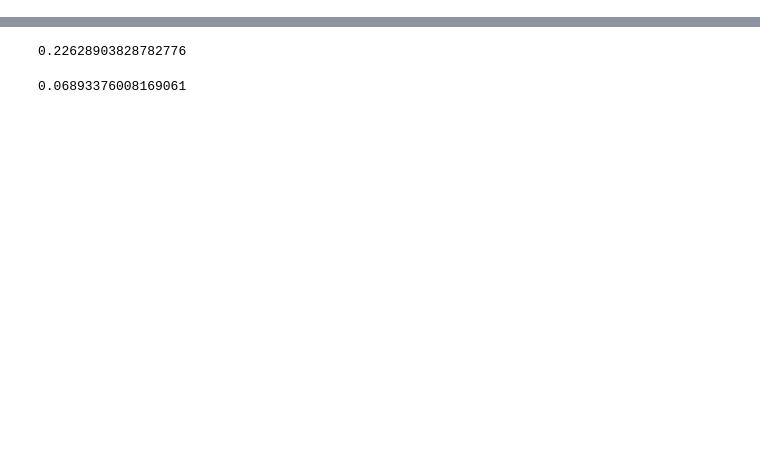
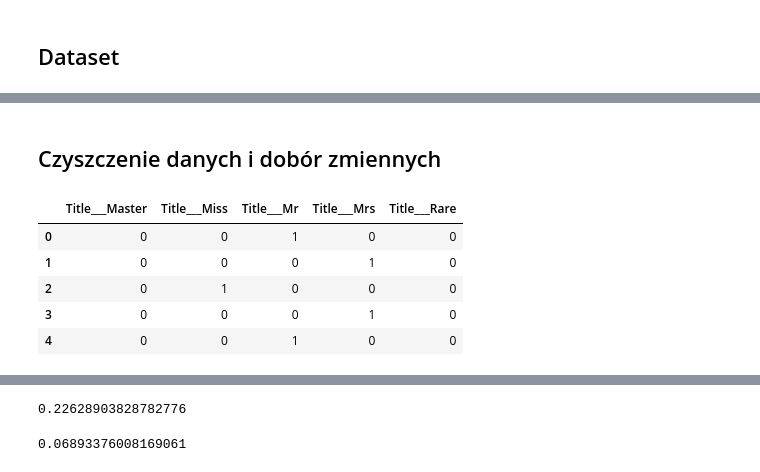
Before and after one commit to Yelwo/Titanic-Decision-Tree, a Jupyter notebook: DecisionTree.ipynb, the cells around one changed output, grey strips where cells are left out. Drawn from its saved outputs; the diff is of its cells as text; code cells hidden in the pictures; blank space fills up the shorter version.

```diff
--- a/DecisionTree.ipynb
+++ b/DecisionTree.ipynb
@@ -11,6 +15,8 @@ from sklearn import model_selection
 train = pd.read_csv('train.csv')
 test = pd.read_csv('test.csv')
 full_data = [train, test]
+# %% [markdown]
+## Dataset
 # %%
 train.head()
 # %% [output]
@@ -20,6 +26,8 @@ train.head()
 | 2 | 3 | 1 | 3 | Heikkinen, Miss. Laina | female | 26.0 | 0 | 0 | STON/O2. 3101282 | 7.9250 | ... |
 | 3 | 4 | 1 | 1 | Futrelle, Mrs. Jacques Heath (Lil... | female | 35.0 | 1 | 0 | 113803 | 53.1000 | ... |
 | 4 | 5 | 0 | 3 | Allen, Mr. William Henry | male | 35.0 | 0 | 0 | 373450 | 8.0500 | ... |
+# %% [markdown]
+## Czyszczenie danych i dobór zmiennych
 # %%
 def get_title(name):
     title_search = re.search(' ([A-Za-z]+)\.', name)
@@ -67,3 +75,12 @@ train = pd.concat([train, pd.get_dummies(train.Title, prefix='Title__')], axis=1
 test = pd.concat([test, pd.get_dummies(test.Sex, prefix='Sex__')], axis=1)
 test = pd.concat([test, pd.get_dummies(test.Embarked, prefix='Embarked__')], axis=1)
 test = pd.concat([test, pd.get_dummies(test.Title, prefix='Title__')], axis=1)
+# %%
+pd.get_dummies(train.Title, prefix='Title__').head()
+# %% [output]
+|  | Title___Master | Title___Miss | Title___Mr | Title___Mrs | Title___Rare |
+| 0 | 0 | 0 | 1 | 0 | 0 |
+| 1 | 0 | 0 | 0 | 1 | 0 |
+| 2 | 0 | 1 | 0 | 0 | 0 |
+| 3 | 0 | 0 | 0 | 1 | 0 |
+| 4 | 0 | 0 | 1 | 0 | 0 |
```
Also changed, not shown: parts of 12 cells of this notebook.
